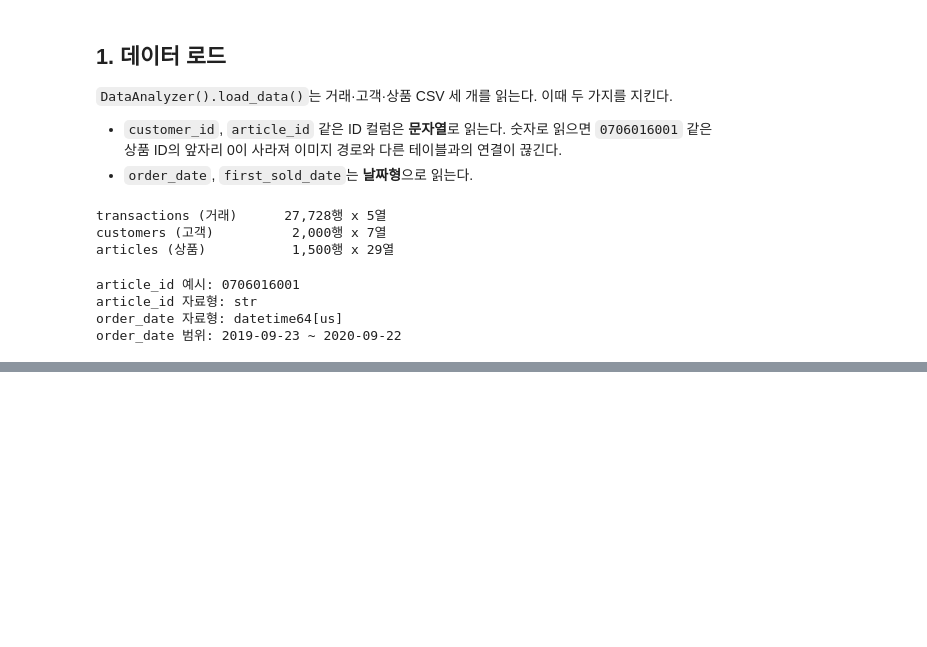
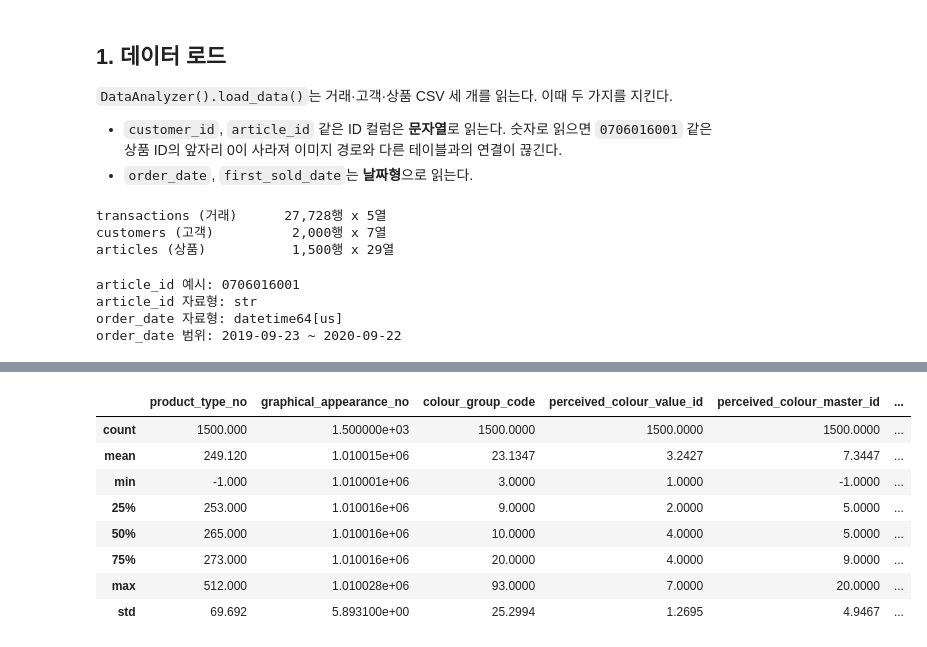
Before and after one commit to kimch0612/Codyssey_A1-1, a Jupyter notebook: notebooks/analysis_report.ipynb, the cells around one changed output, grey strips where cells are left out. Drawn from its saved outputs; the diff is of its cells as text; code cells hidden in the pictures; blank space fills up the shorter version.

Commit message:
feat: analysis_report.ipynb; 기본 탐색(head/info/describe), 데이터 구조 점검, 해석 마크다운 추가
Co-Authored-By: Claude Sonnet 5.5 <noreply@anthropic.com>

```diff
--- a/notebooks/analysis_report.ipynb
+++ b/notebooks/analysis_report.ipynb
@@ -54,0 +213,12 @@ order_date 범위: 2019-09-23 ~ 2020-09-22
+# %%
+analyzer.articles.describe().round(4)
+# %% [output]
+|  | product_type_no | graphical_appearance_no | colour_group_code | perceived_colour_value_id | perceived_colour_master_id | ... |
+| count | 1500.000 | 1.500000e+03 | 1500.0000 | 1500.0000 | 1500.0000 | ... |
+| mean | 249.120 | 1.010015e+06 | 23.1347 | 3.2427 | 7.3447 | ... |
+| min | -1.000 | 1.010001e+06 | 3.0000 | 1.0000 | -1.0000 | ... |
+| 25% | 253.000 | 1.010016e+06 | 9.0000 | 2.0000 | 5.0000 | ... |
+| 50% | 265.000 | 1.010016e+06 | 10.0000 | 4.0000 | 5.0000 | ... |
+| 75% | 273.000 | 1.010016e+06 | 20.0000 | 4.0000 | 9.0000 | ... |
+| max | 512.000 | 1.010028e+06 | 93.0000 | 7.0000 | 20.0000 | ... |
+| std | 69.692 | 5.893100e+00 | 25.2994 | 1.2695 | 4.9467 | ... |
```
Also changed, not shown: parts of 25 cells of this notebook.
